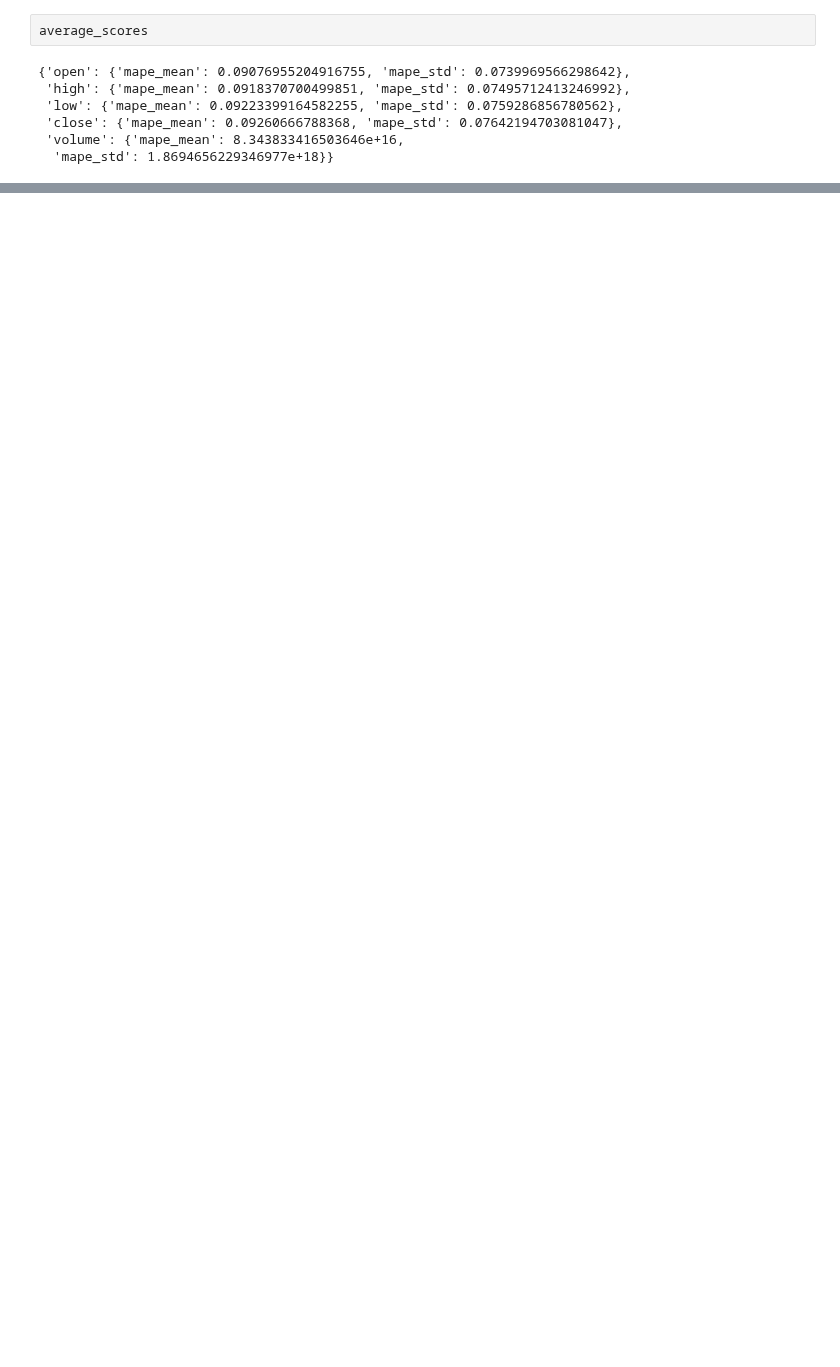
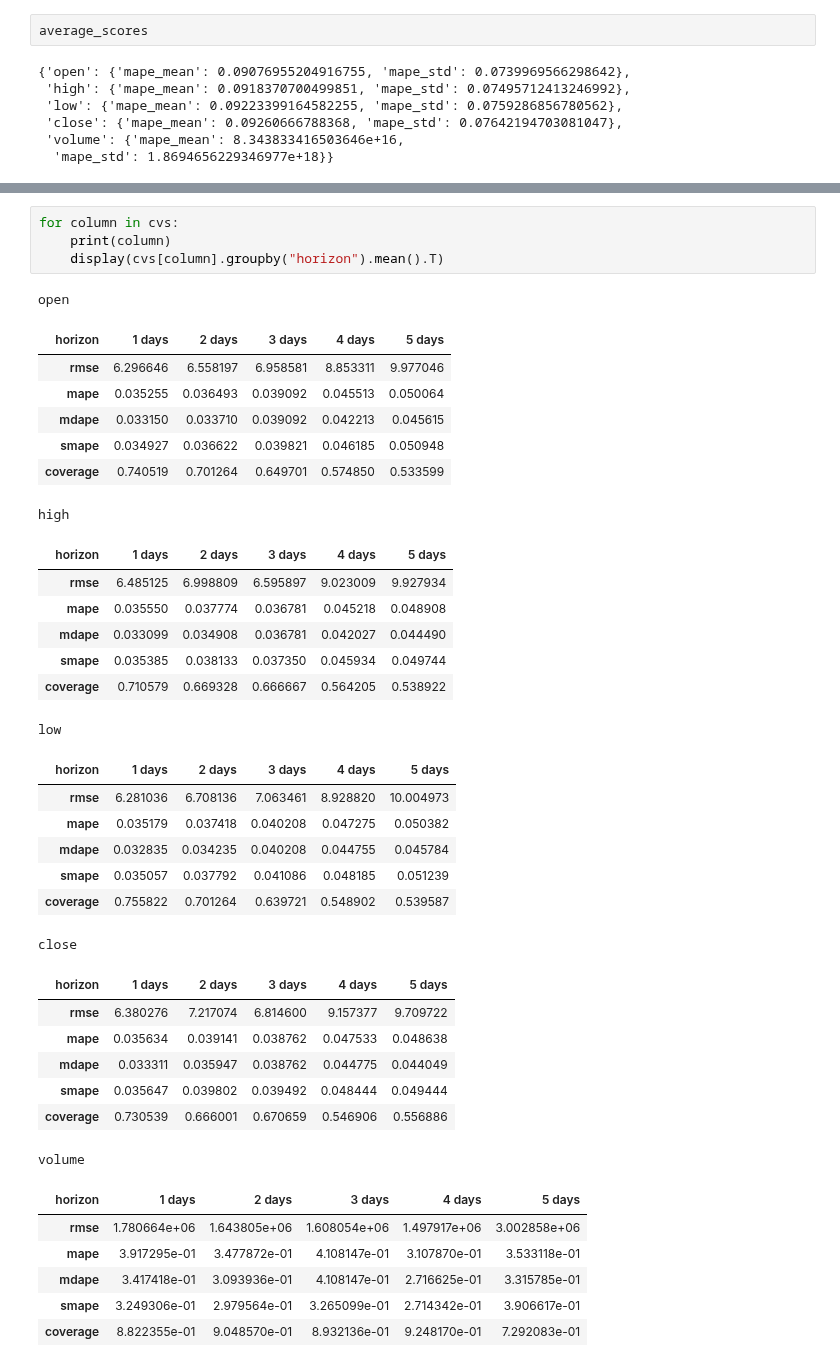
Before and after one commit to mayushii21/market-dashboard, a Jupyter notebook: archive/prophet.ipynb, the cells around one changed output, grey strips where cells are left out. Drawn from its saved outputs; the diff is of its cells as text; blank space fills up the shorter version.

```diff
--- a/archive/prophet.ipynb
+++ b/archive/prophet.ipynb
@@ -128,0 +279,40 @@ average_scores
+# %%
+for column in cvs:
+    print(column)
+    display(cvs[column].groupby("horizon").mean().T)
+# %% [output]
+open
+| horizon | 1 days | 2 days | 3 days | 4 days | 5 days |
+| rmse | 6.296646 | 6.558197 | 6.958581 | 8.853311 | 9.977046 |
+| mape | 0.035255 | 0.036493 | 0.039092 | 0.045513 | 0.050064 |
+| mdape | 0.033150 | 0.033710 | 0.039092 | 0.042213 | 0.045615 |
+| smape | 0.034927 | 0.036622 | 0.039821 | 0.046185 | 0.050948 |
+| coverage | 0.740519 | 0.701264 | 0.649701 | 0.574850 | 0.533599 |
+high
+| horizon | 1 days | 2 days | 3 days | 4 days | 5 days |
+| rmse | 6.485125 | 6.998809 | 6.595897 | 9.023009 | 9.927934 |
+| mape | 0.035550 | 0.037774 | 0.036781 | 0.045218 | 0.048908 |
+| mdape | 0.033099 | 0.034908 | 0.036781 | 0.042027 | 0.044490 |
+| smape | 0.035385 | 0.038133 | 0.037350 | 0.045934 | 0.049744 |
+| coverage | 0.710579 | 0.669328 | 0.666667 | 0.564205 | 0.538922 |
+low
+| horizon | 1 days | 2 days | 3 days | 4 days | 5 days |
+| rmse | 6.281036 | 6.708136 | 7.063461 | 8.928820 | 10.004973 |
+| mape | 0.035179 | 0.037418 | 0.040208 | 0.047275 | 0.050382 |
+| mdape | 0.032835 | 0.034235 | 0.040208 | 0.044755 | 0.045784 |
+| smape | 0.035057 | 0.037792 | 0.041086 | 0.048185 | 0.051239 |
+| coverage | 0.755822 | 0.701264 | 0.639721 | 0.548902 | 0.539587 |
+close
+| horizon | 1 days | 2 days | 3 days | 4 days | 5 days |
+| rmse | 6.380276 | 7.217074 | 6.814600 | 9.157377 | 9.709722 |
+| mape | 0.035634 | 0.039141 | 0.038762 | 0.047533 | 0.048638 |
+| mdape | 0.033311 | 0.035947 | 0.038762 | 0.044775 | 0.044049 |
+| smape | 0.035647 | 0.039802 | 0.039492 | 0.048444 | 0.049444 |
+| coverage | 0.730539 | 0.666001 | 0.670659 | 0.546906 | 0.556886 |
+volume
+| horizon | 1 days | 2 days | 3 days | 4 days | 5 days |
+| rmse | 1.780664e+06 | 1.643805e+06 | 1.608054e+06 | 1.497917e+06 | 3.002858e+06 |
+| mape | 3.917295e-01 | 3.477872e-01 | 4.108147e-01 | 3.107870e-01 | 3.533118e-01 |
+| mdape | 3.417418e-01 | 3.093936e-01 | 4.108147e-01 | 2.716625e-01 | 3.315785e-01 |
+| smape | 3.249306e-01 | 2.979564e-01 | 3.265099e-01 | 2.714342e-01 | 3.906617e-01 |
+| coverage | 8.822355e-01 | 9.048570e-01 | 8.932136e-01 | 9.248170e-01 | 7.292083e-01 |
```
Also changed, not shown: parts of 13 cells of this notebook.
